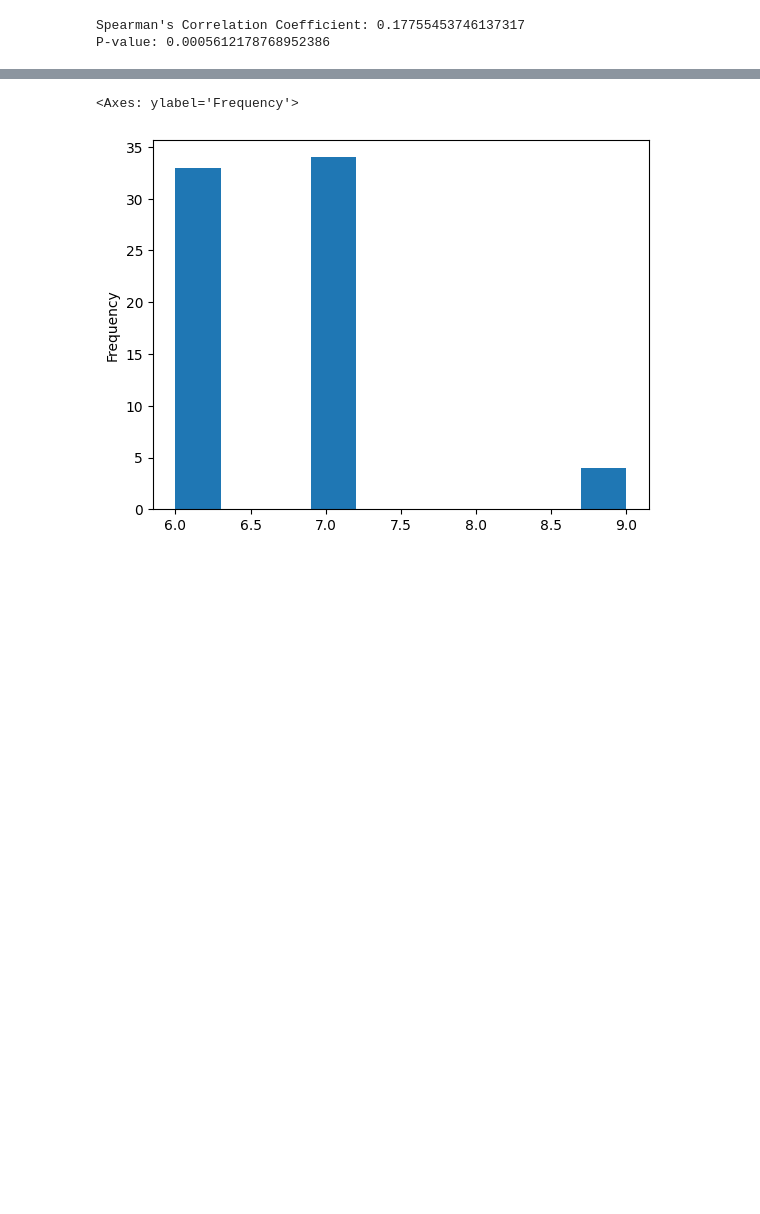
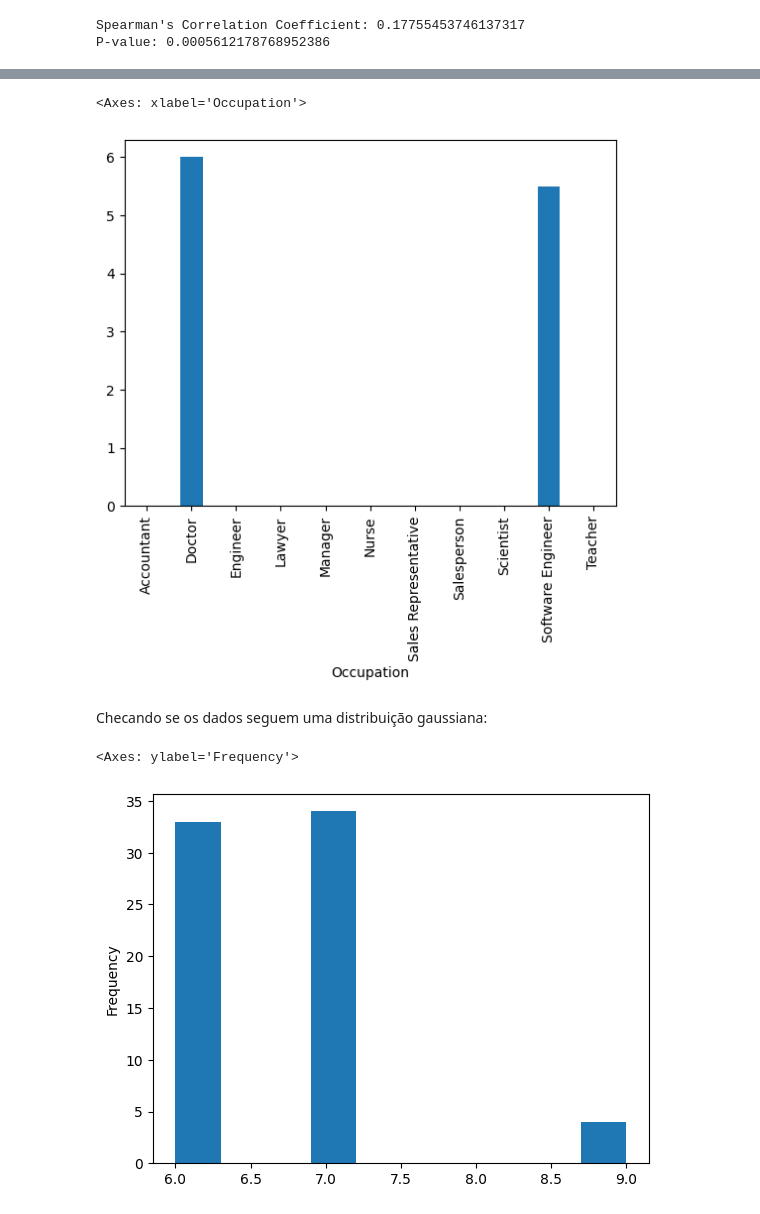
Before and after one commit to FrederickAlmeida/Data-Science-Project, a Jupyter notebook: exploratory_analysis.ipynb, the cells around one changed output, grey strips where cells are left out. Drawn from its saved outputs; the diff is of its cells as text; code cells hidden in the pictures; blank space fills up the shorter version.

```diff
--- a/exploratory_analysis.ipynb
+++ b/exploratory_analysis.ipynb
@@ -831,3 +882,16 @@ dataframe.head(10)
+# %%
+# Filtrando as ocupações
+filtered_df = dataframe[(dataframe['Occupation'] == 'Doctor') | (dataframe['Occupation'] == 'Software Engineer')]
+
+# calculando a mediana
+grouped_df = filtered_df.groupby('Occupation')['Stress Level'].median()
+
+grouped_df.plot.bar()
+# %% [output]
+<Axes: xlabel='Occupation'>
+[figure, added]
+# %% [markdown]
+Checando se os dados seguem uma distribuição gaussiana:
 # %%
 dataframe[dataframe['Occupation'] == 'Doctor']['Quality of Sleep'].plot.hist()
 # %% [output]
```
Also changed, not shown: parts of 28 cells of this notebook.
